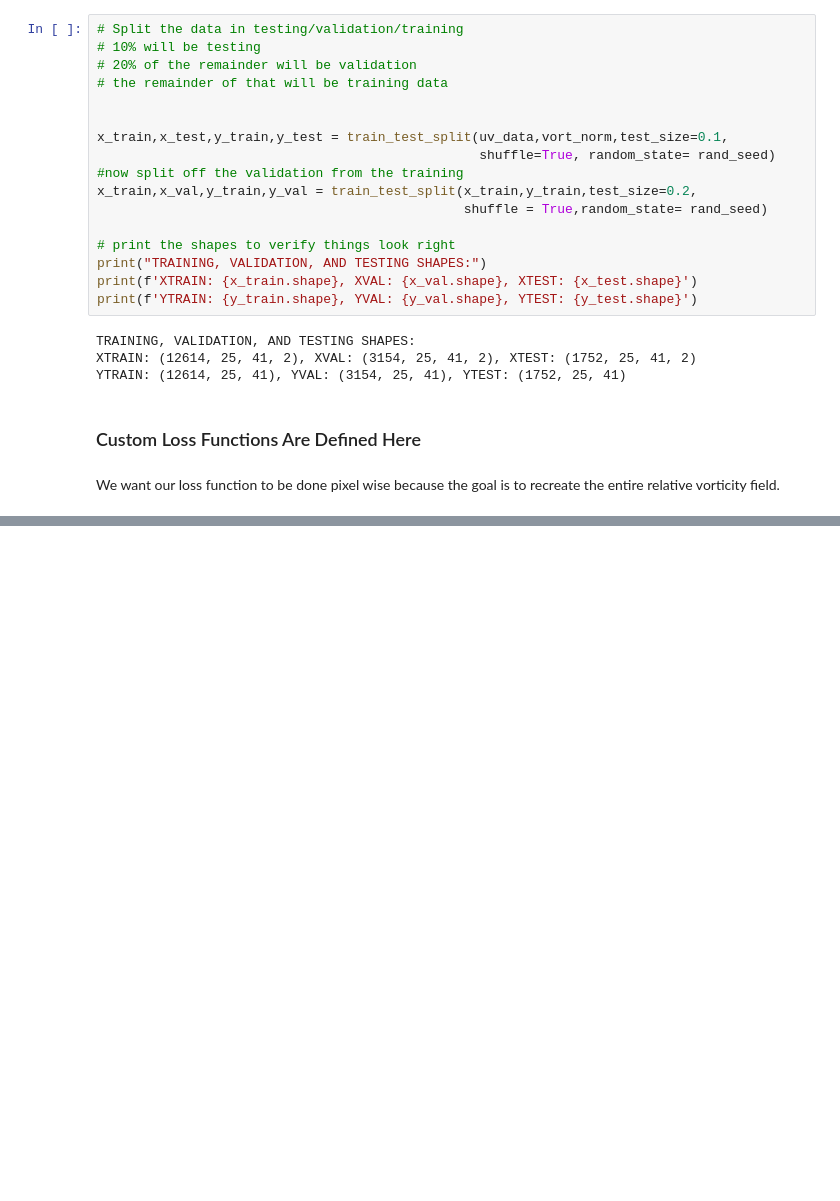
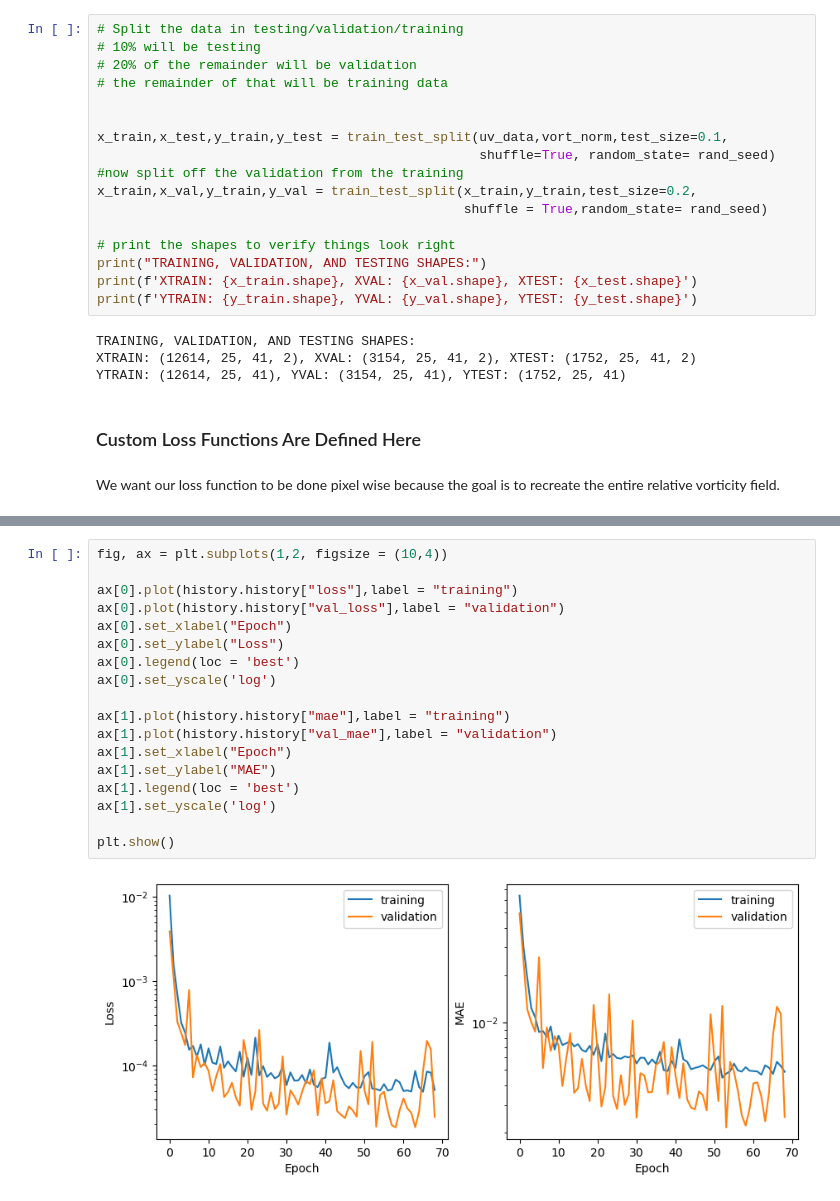
Before and after one commit to JustinRHudson/ATS780_HW2, a Jupyter notebook: CODE/Model.ipynb, the cells around one changed output, grey strips where cells are left out. Drawn from its saved outputs; the diff is of its cells as text; blank space fills up the shorter version.

```diff
--- a/CODE/Model.ipynb
+++ b/CODE/Model.ipynb
@@ -111,0 +267,20 @@ We want our loss function to be done pixel wise because the goal is to recreate
+# %%
+fig, ax = plt.subplots(1,2, figsize = (10,4))
+
+ax[0].plot(history.history["loss"],label = "training")
+ax[0].plot(history.history["val_loss"],label = "validation")
+ax[0].set_xlabel("Epoch")
+ax[0].set_ylabel("Loss")
+ax[0].legend(loc = 'best')
+ax[0].set_yscale('log')
+
+ax[1].plot(history.history["mae"],label = "training")
+ax[1].plot(history.history["val_mae"],label = "validation")
+ax[1].set_xlabel("Epoch")
+ax[1].set_ylabel("MAE")
+ax[1].legend(loc = 'best')
+ax[1].set_yscale('log')
+
+plt.show()
+# %% [output]
+[figure, added]
```
Also changed, not shown: parts of 8 cells of this notebook.
